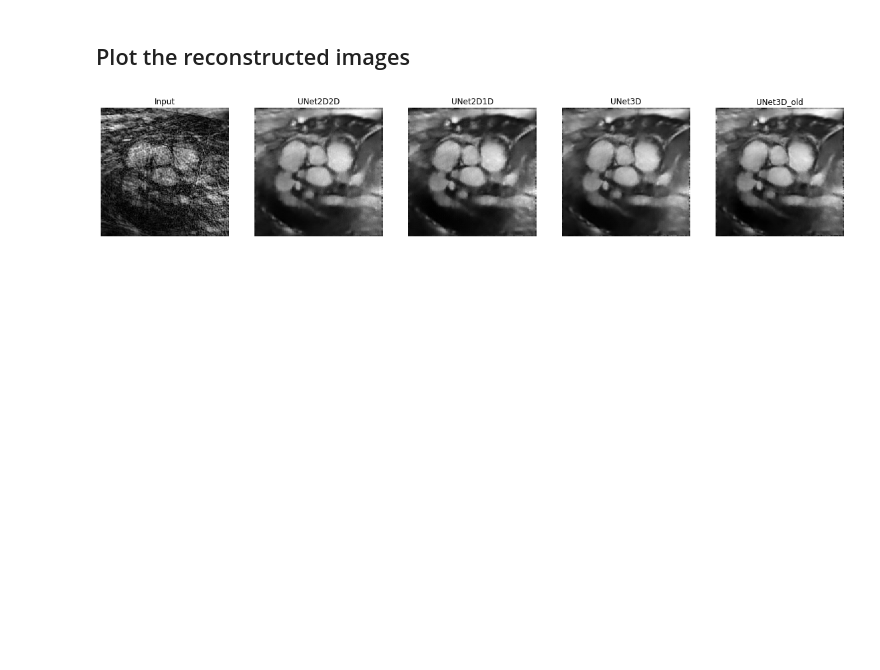
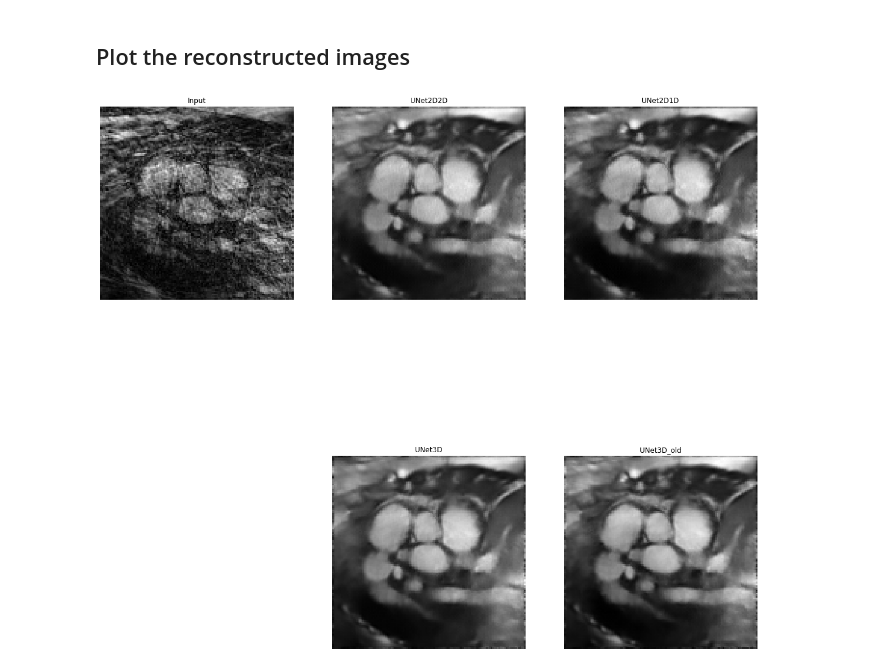
Before and after one commit to g2archie/UNet-MRI-Reconstruction, a Jupyter notebook: jupyter_notebooks/docker_prediction.ipynb, the cells around one changed output. Cells and saved outputs as stored; diff of their text form; code cells hidden in the pictures; blank space fills up the shorter version.

Commit message:
added and deleted some images, updated readme

```diff
--- a/jupyter_notebooks/docker_prediction.ipynb
+++ b/jupyter_notebooks/docker_prediction.ipynb
@@ -110,31 +117,32 @@ The average time taken for each image is 0.22447979999999998s
 # %%
 plt.figure(1, figsize=(20,20))
 
 
-plt.subplot(1, 5, 1)
+plt.subplot(2, 3, 1)
 plt.axis('off')
 plt.title('Input')
 plt.imshow(input_data[0, :, :, 0], cmap='gray')
 
-plt.subplot(1, 5, 2)
+plt.subplot(2, 3, 2)
 plt.axis('off')
 plt.title('UNet2D2D')
 plt.imshow(prediction_2d2d[0, :, :, 0], cmap='gray')
 
-plt.subplot(1, 5, 3)
+plt.subplot(2, 3, 3)
 plt.axis('off')
 plt.title('UNet2D1D')
 plt.imshow(prediction_2d1d[0, :, :, 0], cmap='gray')
 
-plt.subplot(1, 5, 4)
+plt.subplot(2, 3, 5)
 plt.axis('off')
 plt.title('UNet3D')
 plt.imshow(prediction_3d[0, :, :, 0], cmap='gray')
 
-plt.subplot(1, 5, 5)
+plt.subplot(2, 3, 6)
 plt.axis('off')
 plt.title('UNet3D_old')
 plt.imshow(prediction_3d_old[0, :, :, 0], cmap='gray')
-plt.savefig('./images/docker_prediction_all.jpg'.format(model=model))
+
+plt.savefig('./images/docker_prediction_all.jpg'.format(model=model), bbox_inches='tight')
 # %% [output]
-[figure, old version]
+[figure, new version]
```
Also changed, not shown: parts of 8 cells of this notebook, 34 other files.
